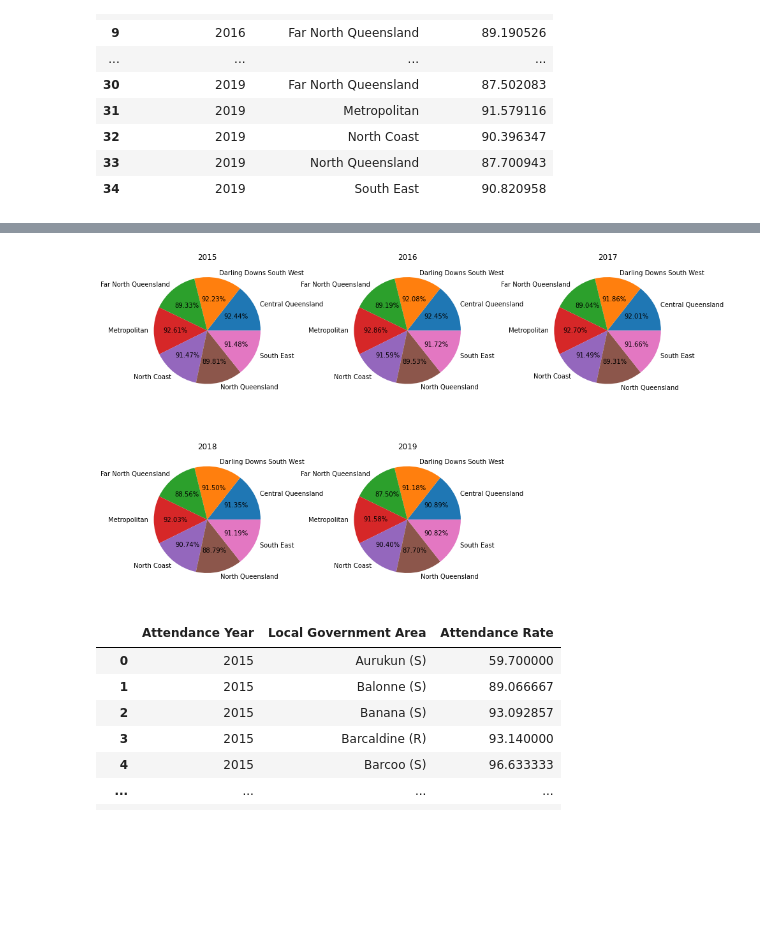
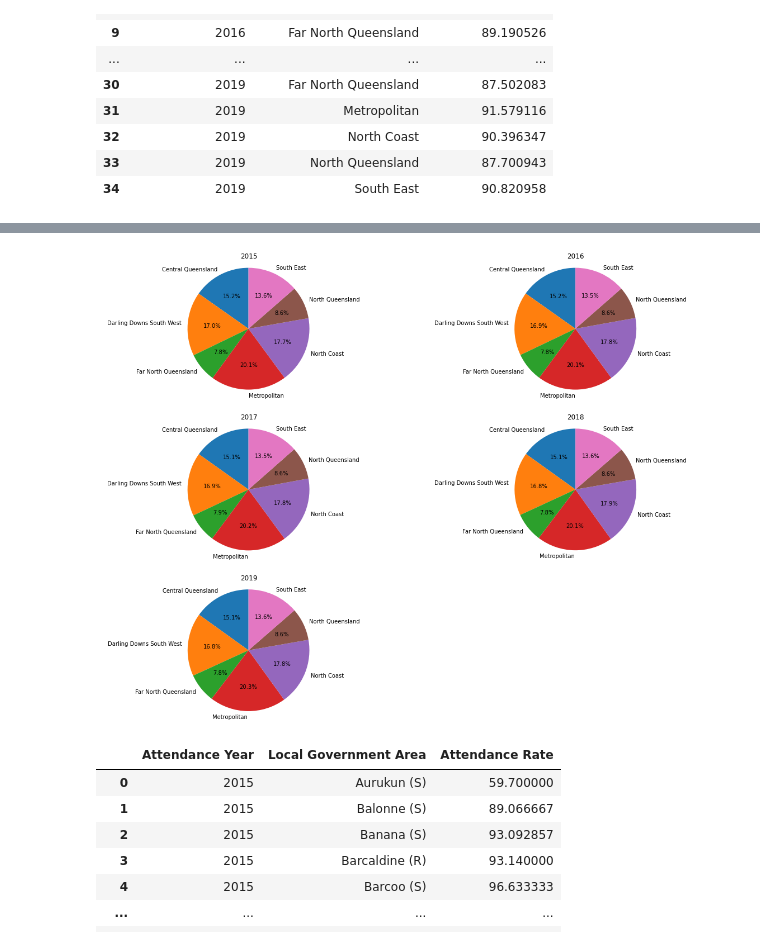
Before and after one commit to Thgiliwt/Project-1, a Jupyter notebook: Part2.ipynb, the cells around one changed output, grey strips where cells are left out. Cells and saved outputs as stored; diff of their text form; code cells hidden in the pictures; blank space fills up the shorter version.

Commit message:
updated to part2 coding and output figures

```diff
--- a/Part2.ipynb
+++ b/Part2.ipynb
@@ -135,0 +152,3 @@ df4
+# %%
+df4a = df2.groupby(['Attendance Year','Region'])['Attendance Rate'].count().reset_index()
+df4a
@@ -135,0 +173,4 @@ df4
+# %%
+df4b = pd.pivot_table(df4a,values = 'Attendance Rate',index=['Attendance Year'],columns = ['Region']).reset_index()
+
+df4b
@@ -136,27 +184,37 @@ df4
 # %%
 #plot multiple pie charts all together in one fig
 def func(pct,abvalue):
     absolute = float(pct/100*np.sum(abvalue))
     return '{:.2f}%'.format(absolute)
 
-fig, axes = plt.subplots(2,3,figsize=(15,10))
+fig, axes = plt.subplots(3,2,figsize=(20,15))
 
-for i,(idx, row) in enumerate(df4.set_index('Attendance Year').iterrows()):
+for i,(idx, row) in enumerate(df4b.set_index('Attendance Year').iterrows()):
 
-    ax = axes[i//3,i%3]
+    ax = axes[i//2,i%2]
     #row = row[row.gt(row.sum()*.01)]
-    ax.pie(row,labels = row.index, autopct=lambda pct:func(pct, row));
+
+    ax.pie(row,labels = row.index, autopct='%1.1f%%',startangle=90);
+#     centre_circle = plt.Circle((0,0),0.7,fc='white')
+#     fig=plt.gcf()
+#     fig.gca().add_artist(centre_circle)
     ax.set_title(idx)
 
-axes[1,2].axis('off')
-
-fig.subplots_adjust(wspace=0.5)
+    ax.axis('equal')
 
 
 
-plt.savefig('Part2.1_Attendance Rate & Region_pie.png')
+
+
+axes[2,1].axis('off')
+
+fig.subplots_adjust(wspace=0.1)
+
+
+
+plt.savefig('Part2.1b_Attendance Rate & Region_pie.png')
 # %% [output]
-[figure, old version]
+[figure, new version]
 # %%
 #select interested data and form new dfs
 df5 = df2.groupby(['Attendance Year','Local Government Area']).mean().reset_index()
```
Also changed, not shown: parts of 5 cells of this notebook, 3 other files.
